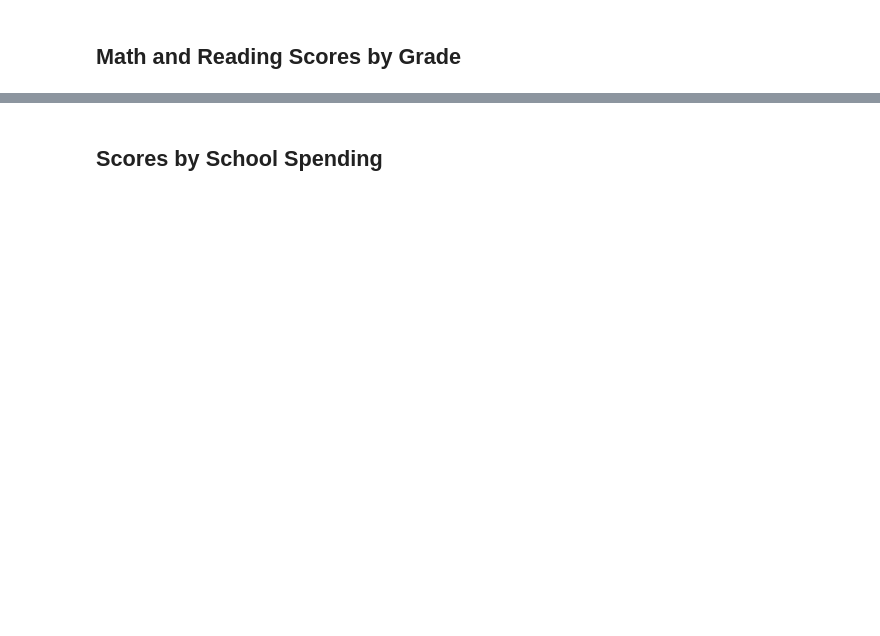
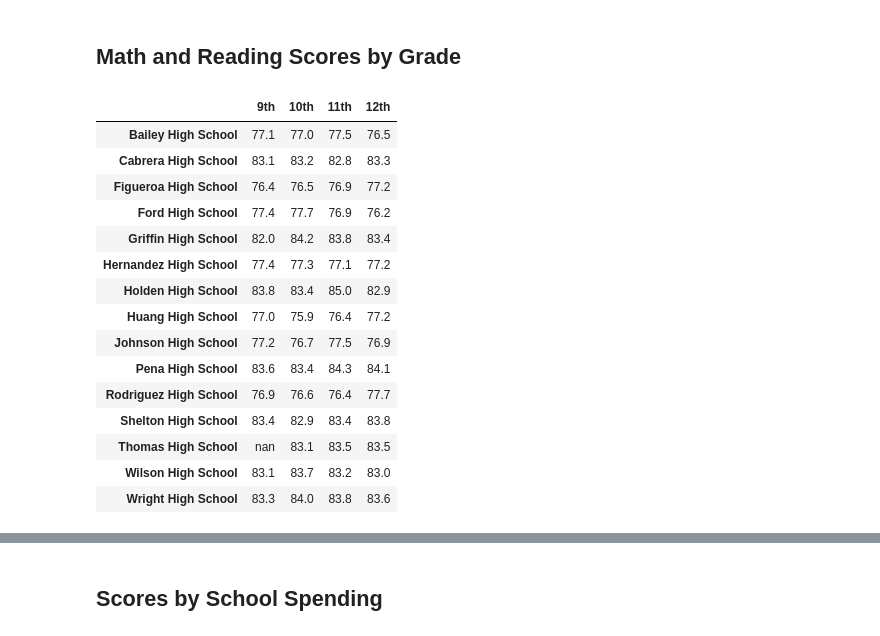
Before and after one commit to rollandessx/School_District_Analysis, a Jupyter notebook: PyCitySchools_Challenge_testing.ipynb, the cells around one changed output, grey strips where cells are left out. Saved outputs shown, nothing was run; the diff lists cells and outputs as text; code cells hidden in the pictures; blank space fills up the shorter version.

```diff
--- a/PyCitySchools_Challenge_testing.ipynb
+++ b/PyCitySchools_Challenge_testing.ipynb
@@ -253,4 +348,27 @@ per_school_summary_df
+# %%
+# Create a Series of scores by grade level using conditionals.
+ninth_graders = school_data_complete_df[(school_data_complete_df["grade"] =="9th")]
+tenth_graders = school_data_complete_df[(school_data_complete_df["grade"] =="10th")]
+eleventh_graders = school_data_complete_df[(school_data_complete_df["grade"] =="11th")]
+twelveth_graders = school_data_complete_df[(school_data_complete_df["grade"] =="12th")]
+
+# Group each school Series by the school name for the average math score.
+ninth_grade_math_scores = ninth_graders.groupby(["school_name"]).mean()["math_score"]
+tenth_grade_math_scores = tenth_graders.groupby(["school_name"]).mean()["math_score"]
+eleventh_grade_math_scores = eleventh_graders.groupby(["school_name"]).mean()["math_score"]
+twelveth_grade_math_scores = twelveth_graders.groupby(["school_name"]).mean()["math_score"]
+
+# Group each school Series by the school name for the average reading score.
+ninth_grade_reading_scores = ninth_graders.groupby(["school_name"]).mean()["reading_score"]
+tenth_grade_reading_scores = tenth_graders.groupby(["school_name"]).mean()["reading_score"]
+eleventh_grade_reading_scores = eleventh_graders.groupby(["school_name"]).mean()["reading_score"]
+twelveth_grade_reading_scores = twelveth_graders.groupby(["school_name"]).mean()["reading_score"]
 # %%
-# Combine each grade level Series for average math scores into a single DataFrame.
+# Combine each grade level Series for average math scores by school into a single DataFrame.
+average_math_scores_by_grade = pd.DataFrame({
+    "9th": ninth_grade_math_scores,
+    "10th": tenth_grade_math_scores,
+    "11th": eleventh_grade_math_scores,
+    "12th": twelveth_grade_math_scores})
 # %%
 # Combine each grade level Series for average reading scores into a single DataFrame.
@@ -259,7 +380,41 @@ per_school_summary_df
+# %%
+# Format grade column for math.
+average_math_scores_by_grade["9th"] = average_math_scores_by_grade["9th"].map("{:.1f}".format)
+average_math_scores_by_grade["10th"] = average_math_scores_by_grade["10th"].map("{:.1f}".format)
+average_math_scores_by_grade["11th"] = average_math_scores_by_grade["11th"].map("{:.1f}".format)
+average_math_scores_by_grade["12th"] = average_math_scores_by_grade["12th"].map("{:.1f}".format)
+# Put in order
+math_scores_by_grade = average_math_scores_by_grade[["9th", "10th", "11th", "12th"]]
+
+#Format grade column for reading.
+average_reading_scores_by_grade["9th"] = average_reading_scores_by_grade["9th"].map("{:.1f}".format)
+average_reading_scores_by_grade["10th"] = average_reading_scores_by_grade["10th"].map("{:.1f}".format)
+average_reading_scores_by_grade["11th"] = average_reading_scores_by_grade["11th"].map("{:.1f}".format)
+average_reading_scores_by_grade["12th"] = average_reading_scores_by_grade["12th"].map("{:.1f}".format)
+# Put in order
+reading_scores_by_grade = average_reading_scores_by_grade[["9th", "10th", "11th", "12th"]]
 # %%
 # Remove the index.
-
+math_scores_by_grade.index.name = None
 
 # Display the data frame
+math_scores_by_grade
+# %% [output]
+|  | 9th | 10th | 11th | 12th |
+| Bailey High School | 77.1 | 77.0 | 77.5 | 76.5 |
+| Cabrera High School | 83.1 | 83.2 | 82.8 | 83.3 |
+| Figueroa High School | 76.4 | 76.5 | 76.9 | 77.2 |
+| Ford High School | 77.4 | 77.7 | 76.9 | 76.2 |
+| Griffin High School | 82.0 | 84.2 | 83.8 | 83.4 |
+| Hernandez High School | 77.4 | 77.3 | 77.1 | 77.2 |
+| Holden High School | 83.8 | 83.4 | 85.0 | 82.9 |
+| Huang High School | 77.0 | 75.9 | 76.4 | 77.2 |
+| Johnson High School | 77.2 | 76.7 | 77.5 | 76.9 |
+| Pena High School | 83.6 | 83.4 | 84.3 | 84.1 |
+| Rodriguez High School | 76.9 | 76.6 | 76.4 | 77.7 |
+| Shelton High School | 83.4 | 82.9 | 83.4 | 83.8 |
+| Thomas High School | nan | 83.1 | 83.5 | 83.5 |
+| Wilson High School | 83.1 | 83.7 | 83.2 | 83.0 |
+| Wright High School | 83.3 | 84.0 | 83.8 | 83.6 |
 # %%
 ## Remove the index.
```
Also changed, not shown: parts of 52 cells of this notebook, 2 other files.
